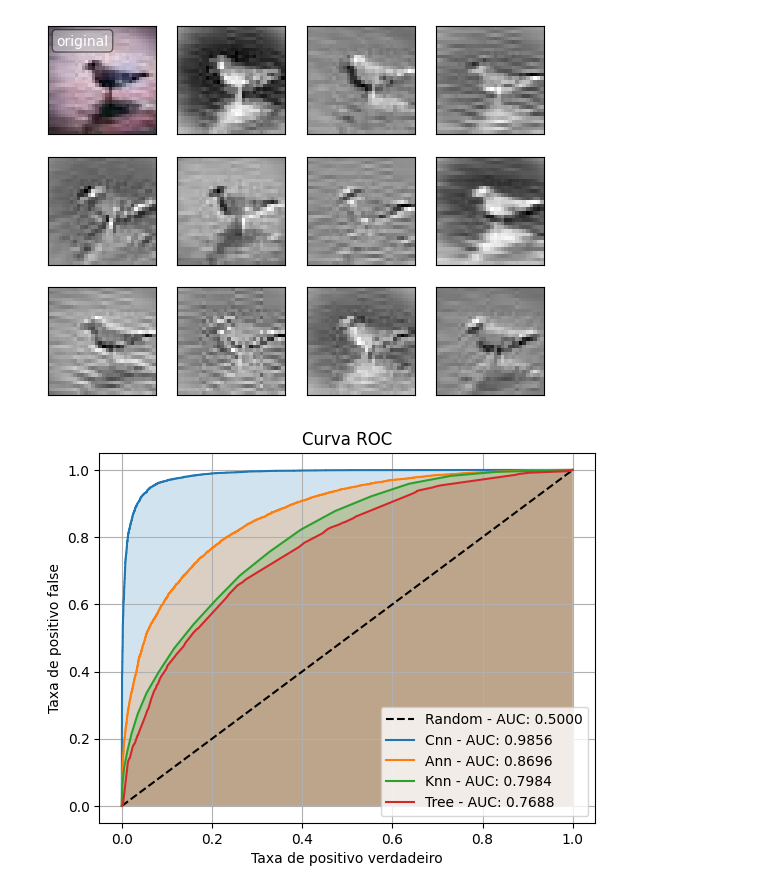
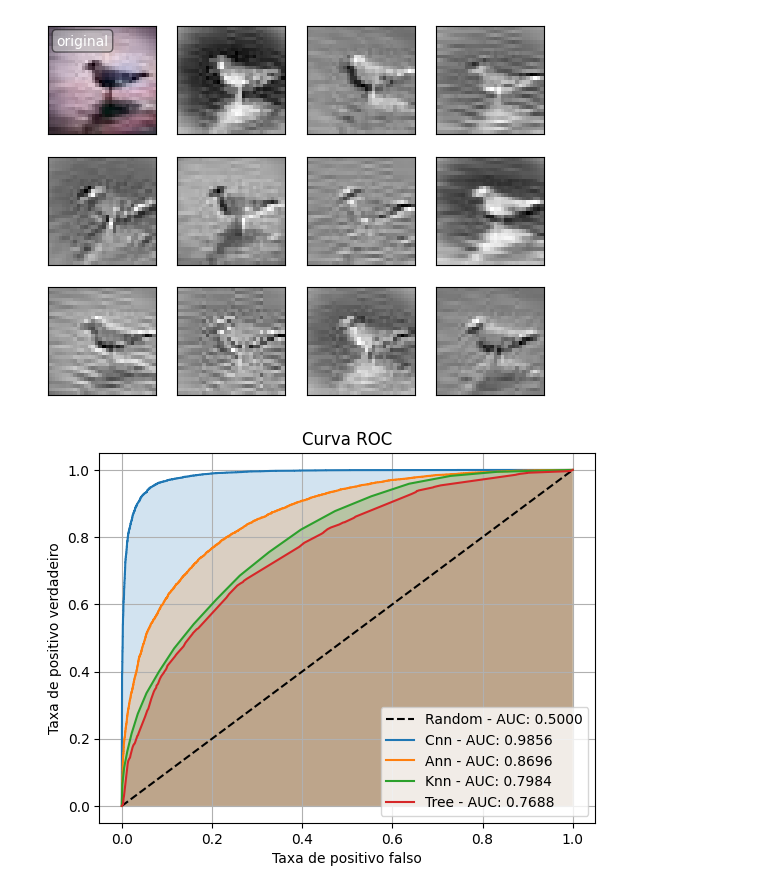
Before and after one commit to fagner02/RealFakeClassification, a Jupyter notebook: project.ipynb, the cells around one changed output. Drawn from its saved outputs; the diff is of its cells as text; code cells hidden in the pictures.

Commit message:
update roc graph

```diff
--- a/project.ipynb
+++ b/project.ipynb
@@ -537,14 +537,14 @@ from sklearn.metrics import roc_auc_score, roc_curve
 # %%
 plt.plot([0,1], [0,1], '--', color='black', label='Random - AUC: 0.5000')
 for proba, name in zip([cnn_proba, ann_proba,knn_proba, tree_proba], ['Cnn', 'Ann', 'Knn', 'Tree' ]):
     fpr, tpr, _ = roc_curve(test_y, proba.transpose()[0])
     auc = str(round(1 - roc_auc_score(test_y, proba.transpose()[0]), 4)).ljust(6, '0')
     plt.fill([*tpr, tpr[-1]], [*fpr, 0], alpha=0.2)
     plt.plot(tpr, fpr, label=f'{name} - AUC: {auc}')
     plt.legend(loc='lower right')
-plt.xlabel('Taxa de positivo verdadeiro')
-plt.ylabel('Taxa de positivo false')
+plt.ylabel('Taxa de positivo verdadeiro')
+plt.xlabel('Taxa de positivo falso')
 plt.title('Curva ROC')
 plt.grid()
 # %% [output]
-[figure, old version]
+[figure, new version]
```
